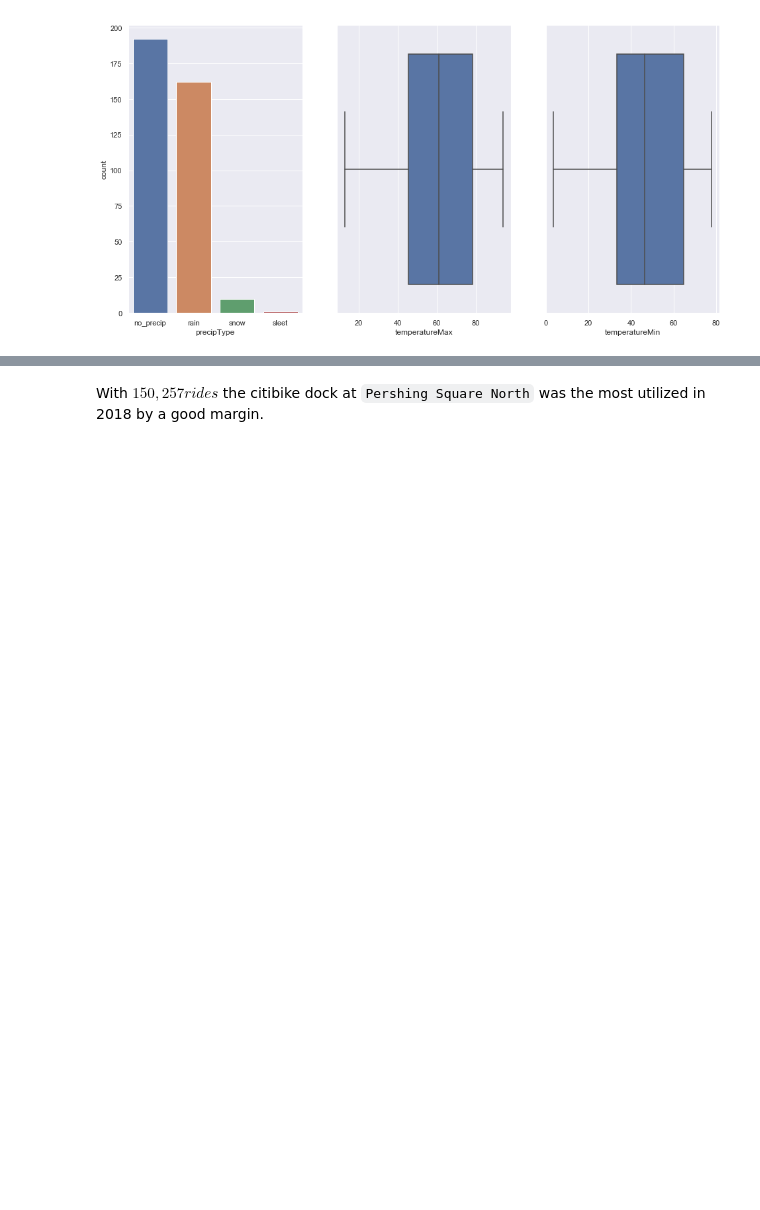
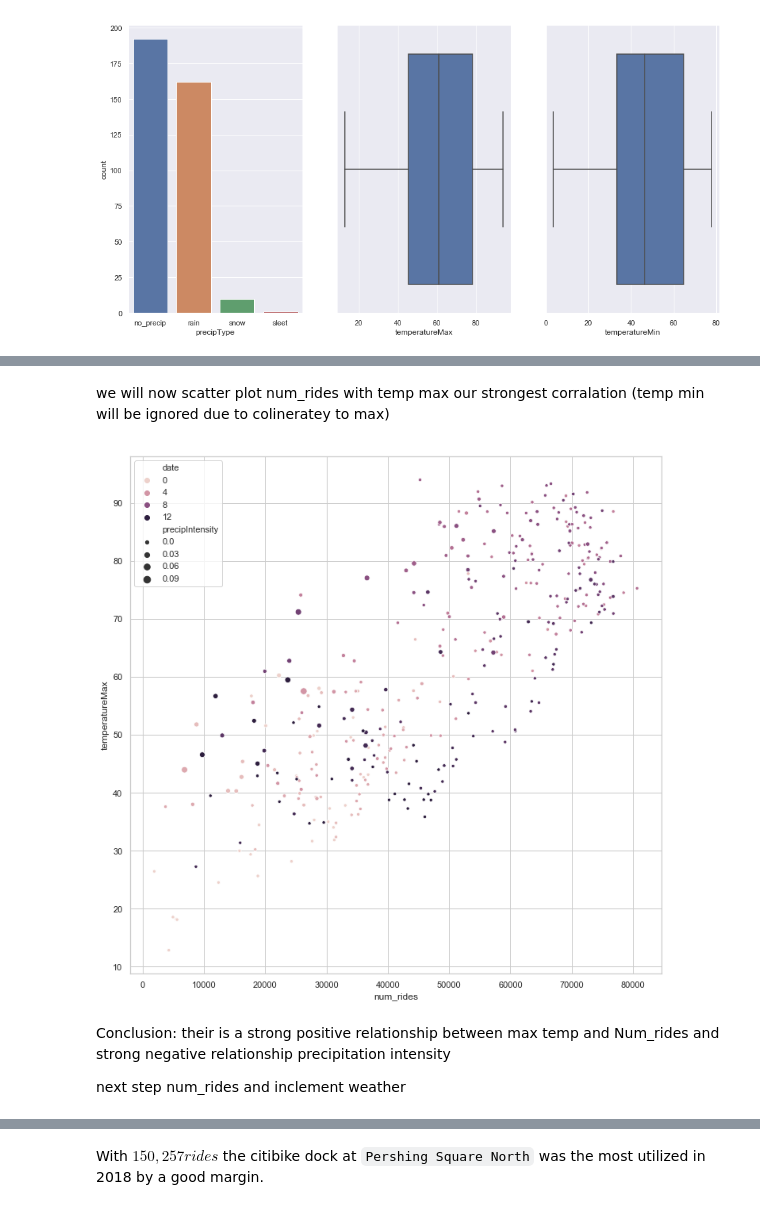
Before and after one commit to jacoblgoodman/DAV-5400, a Jupyter notebook: final/j_goodman_finalproject.ipynb, the cells around one changed output, grey strips where cells are left out. Saved outputs shown, nothing was run; the diff lists cells and outputs as text; code cells hidden in the pictures; blank space fills up the shorter version.

```diff
--- a/final/j_goodman_finalproject.ipynb
+++ b/final/j_goodman_finalproject.ipynb
@@ -374,0 +402,14 @@ ax.set_title('Daily Average ridership');
+# %% [markdown]
+we will now scatter plot num_rides with temp max our strongest corralation (temp min will be ignored due to colineratey to max)
+# %%
+plt.figure(figsize=(12,12))
+sns.set_style('whitegrid')
+sns.color_palette('bright')
+sns.scatterplot(x='num_rides', y='temperatureMax', data = df, hue = df.index.month,size='precipIntensity');
+# %% [output]
+[figure, added]
+# %% [markdown]
+Conclusion:
+their is a strong positive relationship between max temp and Num_rides and strong negative relationship  precipitation intensity
+
+next step num_rides and inclement weather
```
Also changed, not shown: parts of 18 cells of this notebook.
